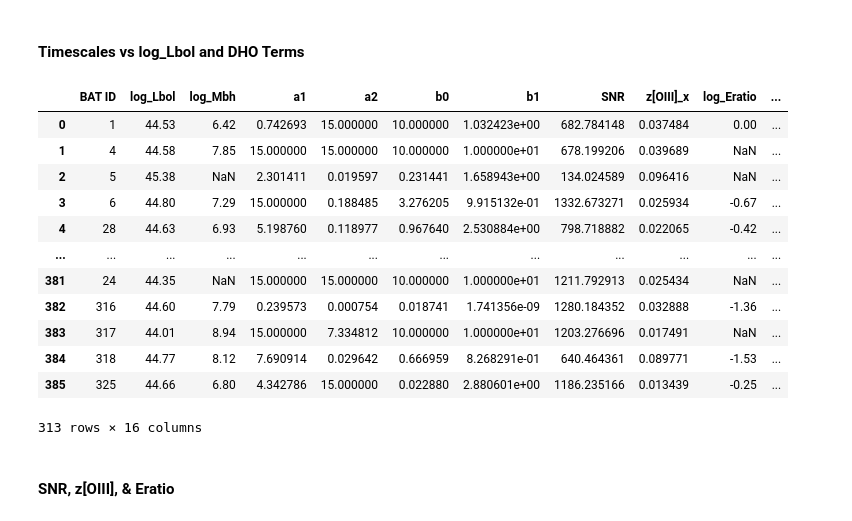
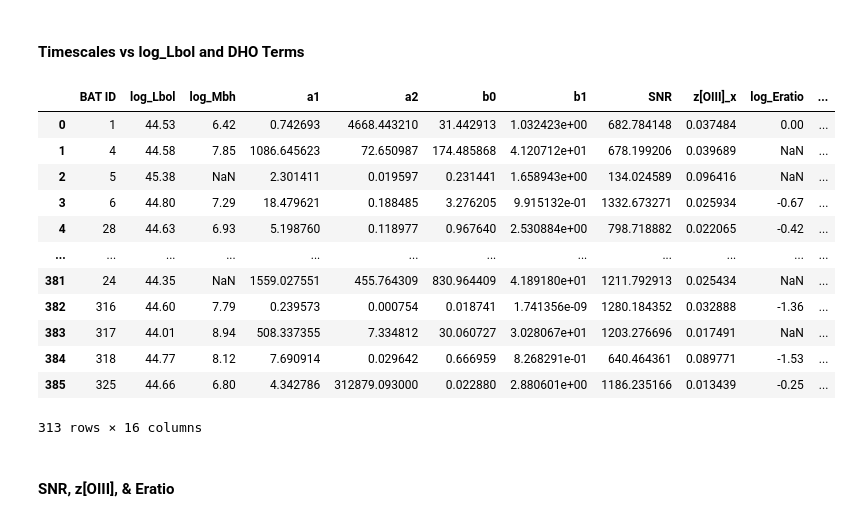
Before and after one commit to TrickyArmyMan/astro-research, a Jupyter notebook: JupyterLab/agn_figures.ipynb, the cells around one changed output. Saved outputs shown, nothing was run; the diff lists cells and outputs as text; code cells hidden in the pictures.

```diff
--- a/JupyterLab/agn_figures.ipynb
+++ b/JupyterLab/agn_figures.ipynb
@@ -329,38 +348,46 @@ def color_plot(dataframe, x_ax, c_ax, name='', log_x=False, alpha=1):
 # %%
 a1s = []
 a2s = []
 b0s = []
 b1s = []
 
 for index, row in agn_dataframe.iterrows():
     dho_terms = convert_to_float_list(row['DHO MCMC Fit'])
     bounds = [15, 15, 10, 10]
 
-    # if dho_term > bound (same bound as in pp) then use the bound
-    a1s.append(dho_terms[0] if dho_terms[0] < bounds[0] else bounds[0])
-    a2s.append(dho_terms[1] if dho_terms[1] < bounds[1] else bounds[1])
-    b0s.append(dho_terms[2] if dho_terms[2] < bounds[2] else bounds[2])
-    b1s.append(dho_terms[3] if dho_terms[3] < bounds[3] else bounds[3])
+    apply_bounds = False
+
+    if apply_bounds:
+        # if dho_term > bound (same bound as in pp) then use the bound
+        a1s.append(dho_terms[0] if dho_terms[0] < bounds[0] else bounds[0])
+        a2s.append(dho_terms[1] if dho_terms[1] < bounds[1] else bounds[1])
+        b0s.append(dho_terms[2] if dho_terms[2] < bounds[2] else bounds[2])
+        b1s.append(dho_terms[3] if dho_terms[3] < bounds[3] else bounds[3])
+    else:
+        a1s.append(dho_terms[0])
+        a2s.append(dho_terms[1])
+        b0s.append(dho_terms[2])
+        b1s.append(dho_terms[3])
 
 dho_fit_data = pd.DataFrame({'BAT ID': agn_dataframe['BAT ID'], 'log_Lbol': agn_dataframe['log_Lbol'], 'log_Mbh': agn_dataframe['log_Mbh'],
                              'a1': a1s, 'a2': a2s, 'b0': b0s, 'b1': b1s,
                              'SNR': agn_dataframe['SNR'], 'z[OIII]_x': agn_dataframe['z[OIII]_x'], 'log_Eratio': agn_dataframe['log_Eratio'],
                              'xi': agn_dataframe['xi'],
                              'tau_decay': agn_dataframe['tau_decay'], 'tau_rise_dqpo': agn_dataframe['tau_rise_dqpo'], 'tau_perturb': agn_dataframe['tau_perturb'], 'tau_decorr': agn_dataframe['tau_decorr'],
                              'omega_0': agn_dataframe['omega_0']})
 dho_fit_data
 # %% [output]
 |  | BAT ID | log_Lbol | log_Mbh | a1 | a2 | b0 | b1 | SNR | z[OIII]_x | log_Eratio | ... |
-| 0 | 1 | 44.53 | 6.42 | 0.742693 | 15.000000 | 10.000000 | 1.032423e+00 | 682.784148 | 0.037484 | 0.00 | ... |
-| 1 | 4 | 44.58 | 7.85 | 15.000000 | 15.000000 | 10.000000 | 1.000000e+01 | 678.199206 | 0.039689 | NaN | ... |
+| 0 | 1 | 44.53 | 6.42 | 0.742693 | 4668.443210 | 31.442913 | 1.032423e+00 | 682.784148 | 0.037484 | 0.00 | ... |
+| 1 | 4 | 44.58 | 7.85 | 1086.645623 | 72.650987 | 174.485868 | 4.120712e+01 | 678.199206 | 0.039689 | NaN | ... |
 | 2 | 5 | 45.38 | NaN | 2.301411 | 0.019597 | 0.231441 | 1.658943e+00 | 134.024589 | 0.096416 | NaN | ... |
-| 3 | 6 | 44.80 | 7.29 | 15.000000 | 0.188485 | 3.276205 | 9.915132e-01 | 1332.673271 | 0.025934 | -0.67 | ... |
+| 3 | 6 | 44.80 | 7.29 | 18.479621 | 0.188485 | 3.276205 | 9.915132e-01 | 1332.673271 | 0.025934 | -0.67 | ... |
 | 4 | 28 | 44.63 | 6.93 | 5.198760 | 0.118977 | 0.967640 | 2.530884e+00 | 798.718882 | 0.022065 | -0.42 | ... |
 | ... | ... | ... | ... | ... | ... | ... | ... | ... | ... | ... | ... |
-| 381 | 24 | 44.35 | NaN | 15.000000 | 15.000000 | 10.000000 | 1.000000e+01 | 1211.792913 | 0.025434 | NaN | ... |
+| 381 | 24 | 44.35 | NaN | 1559.027551 | 455.764309 | 830.964409 | 4.189180e+01 | 1211.792913 | 0.025434 | NaN | ... |
 | 382 | 316 | 44.60 | 7.79 | 0.239573 | 0.000754 | 0.018741 | 1.741356e-09 | 1280.184352 | 0.032888 | -1.36 | ... |
-| 383 | 317 | 44.01 | 8.94 | 15.000000 | 7.334812 | 10.000000 | 1.000000e+01 | 1203.276696 | 0.017491 | NaN | ... |
+| 383 | 317 | 44.01 | 8.94 | 508.337355 | 7.334812 | 30.060727 | 3.028067e+01 | 1203.276696 | 0.017491 | NaN | ... |
 | 384 | 318 | 44.77 | 8.12 | 7.690914 | 0.029642 | 0.666959 | 8.268291e-01 | 640.464361 | 0.089771 | -1.53 | ... |
-| 385 | 325 | 44.66 | 6.80 | 4.342786 | 15.000000 | 0.022880 | 2.880601e+00 | 1186.235166 | 0.013439 | -0.25 | ... |
+| 385 | 325 | 44.66 | 6.80 | 4.342786 | 312879.093000 | 0.022880 | 2.880601e+00 | 1186.235166 | 0.013439 | -0.25 | ... |
 313 rows × 16 columns
 # %%
```
Also changed, not shown: parts of 10 cells of this notebook, 3 other files.
